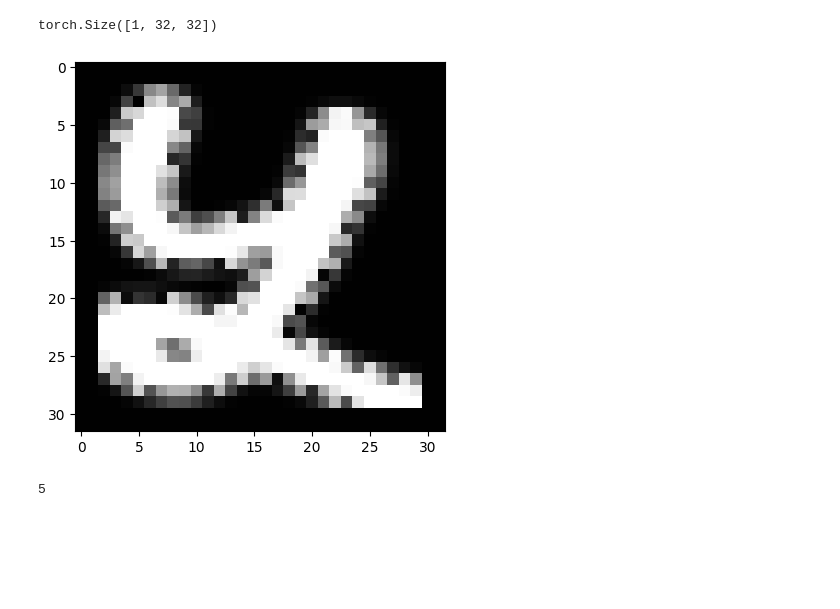
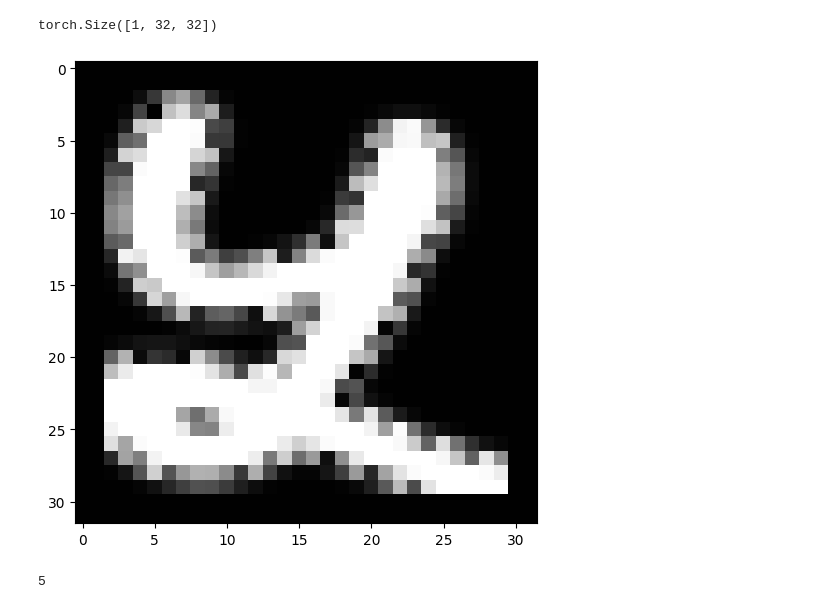
Before and after one commit to kbmurali/hindi_hw_digits, a Jupyter notebook: hindi_hw_digits_bnorm2d_cnns.ipynb, the cells around one changed output. Cells and saved outputs as stored; diff of their text form; code cells hidden in the pictures; blank space fills up the shorter version.

```diff
--- a/hindi_hw_digits_bnorm2d_cnns.ipynb
+++ b/hindi_hw_digits_bnorm2d_cnns.ipynb
@@ -30,17 +34,18 @@ test_dataset = Digits( "./data", train=False, transform=img_transformer, downloa
 # %%
 x_example, y_example = train_dataset[8886]
 
 print( x_example.shape )
 
 x_img = transforms.ToPILImage()(x_example)
 
-plt.imshow( x_img, cmap='gray' )
+plt.figure( figsize = (6,6) )
+plt.imshow( x_img, cmap='gray', interpolation='nearest' )
 plt.show()
 
 print( y_example )
 # %% [output]
 torch.Size([1, 32, 32])
-[figure, old version]
+[figure, new version]
 5
 # %%
 device = torch.device( 'cuda' if torch.cuda.is_available() else 'cpu' )
```
Also changed, not shown: parts of 23 cells of this notebook, 7 other files.
